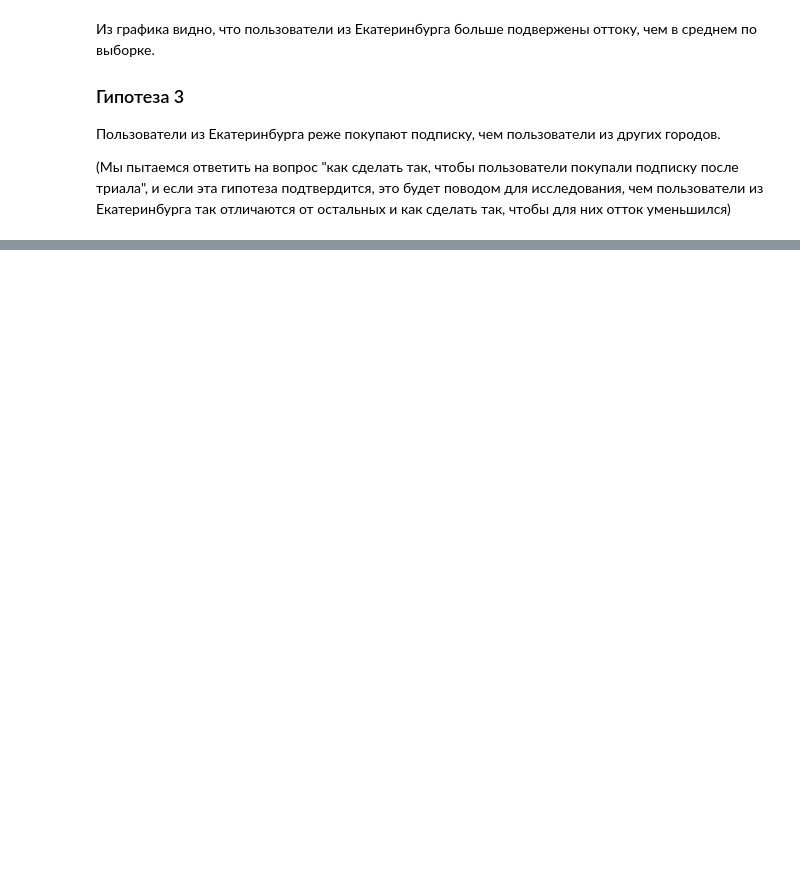
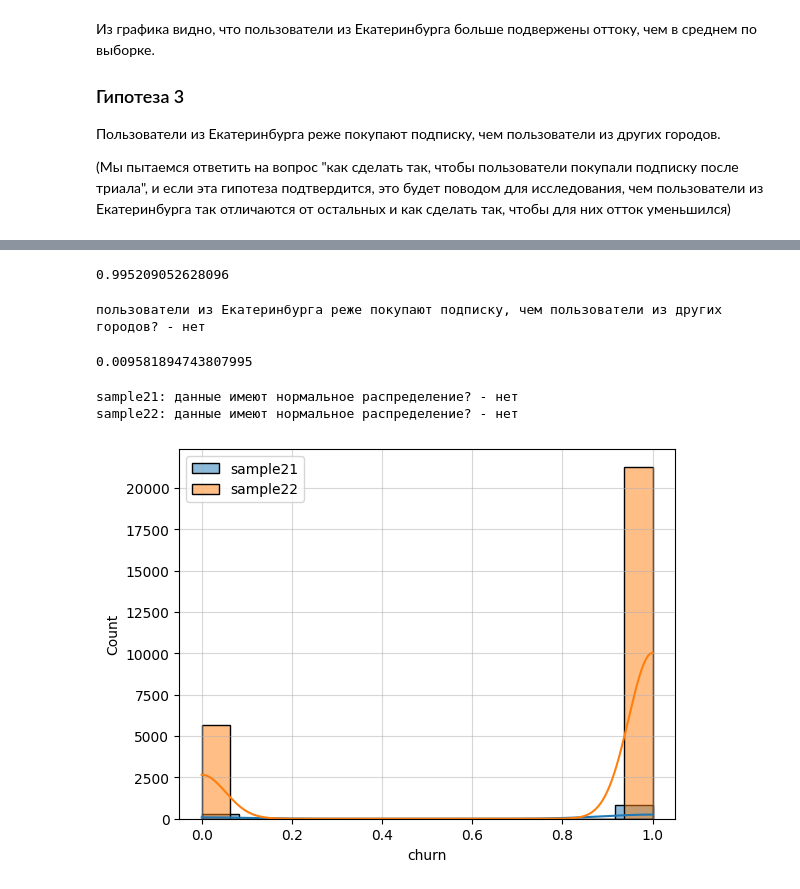
Before and after one commit to mariyakukhtinova-sys/dataton, a Jupyter notebook: dataton_EDA.ipynb, the cells around one changed output, grey strips where cells are left out. Saved outputs shown, nothing was run; the diff lists cells and outputs as text; code cells hidden in the pictures; blank space fills up the shorter version.

```diff
--- a/dataton_EDA.ipynb
+++ b/dataton_EDA.ipynb
@@ -313,0 +525,16 @@ plt.show()
+# %%
+# Формирование целевых выборок из генеральной совокупности
+
+sample21 = df[df["number_of_days_logged"] == 6]
+sample22 = df.drop(index=sample21.index, axis=0)
+
+display(sample21.shape,
+        sample22.shape,)
+
+sample2 = pd.DataFrame({
+    'number_of_days_logged': (['sample21'] * len(sample21) +
+             ['sample22'] * len(sample22)),
+    'churn': (sample21['churn'].to_list() +
+              sample22['churn'].to_list())
+})
+sample2.value_counts()
@@ -313,0 +550,51 @@ plt.show()
+# %%
+zstat, pvalue = proportions_ztest(
+    np.array([
+        sample2.value_counts()['sample22'][0],
+        sample2.value_counts()['sample21'][0],
+    ]),
+    np.array([
+        len(sample22),
+        len(sample21),
+    ]),
+    alternative='larger',
+)
+
+pvalue
+# %% [output]
+0.995209052628096
+# %%
+n1, n2 = (len(sample21),
+          len(sample22))
+p1, p2 = (sample21['churn'].value_counts(normalize=True)[1],
+          sample22['churn'].value_counts(normalize=True)[1])
+x1, x2 = (sample21['churn'].value_counts()[1],
+          sample22['churn'].value_counts()[1])
+
+
+pool = (x1 + x2) / (n1 + n2)
+se = np.sqrt(pool * (1 - pool) * (1/n1 + 1/n2))
+z_stat = (p1 - p2) / se
+pvalue = 2 * (1 - sts.norm.cdf(abs(z_stat)))
+
+check_hypothesis(
+    answ=("пользователи из Екатеринбурга реже покупают подписку, " +
+          "чем пользователи из других городов? - "),
+    pvalue=pvalue,
+    alpha=(1 - 0.95),
+)
+pvalue
+# %% [output]
+пользователи из Екатеринбурга реже покупают подписку, чем пользователи из других городов? - нет
+0.009581894743807995
+# %%
+# Тест на нормальное распределение
+# H0: значения в выборке имеют нормальное распределение
+# H0: значения в выборке имеют альтернативное распределение
+
+norm_dist_test("sample21", sample21["churn"])
+norm_dist_test("sample22", sample22["churn"])
+# %% [output]
+sample21: данные имеют нормальное распределение? - нет
+sample22: данные имеют нормальное распределение? - нет
+[figure, added]
```
Also changed, not shown: parts of 25 cells of this notebook, 4 other files.
